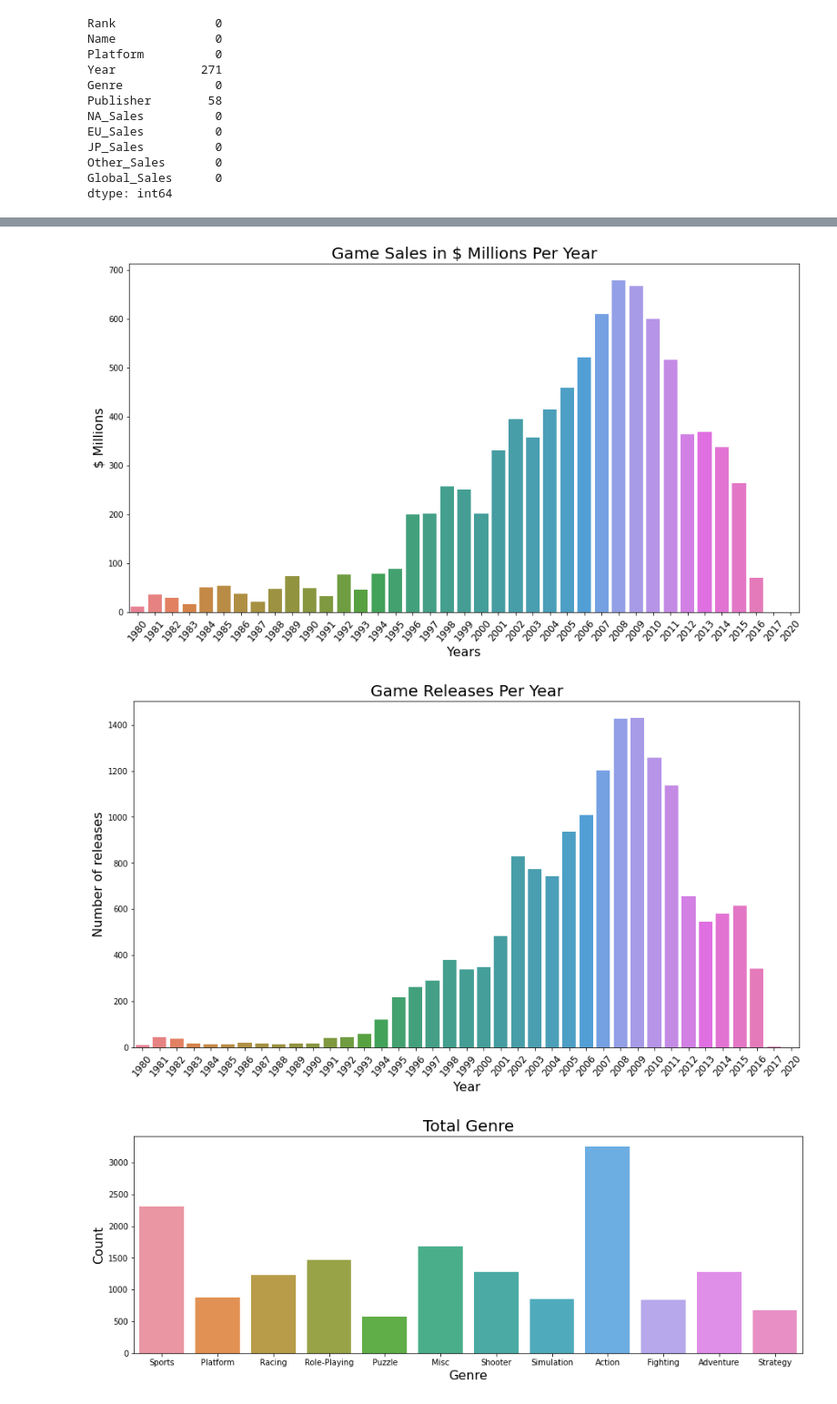
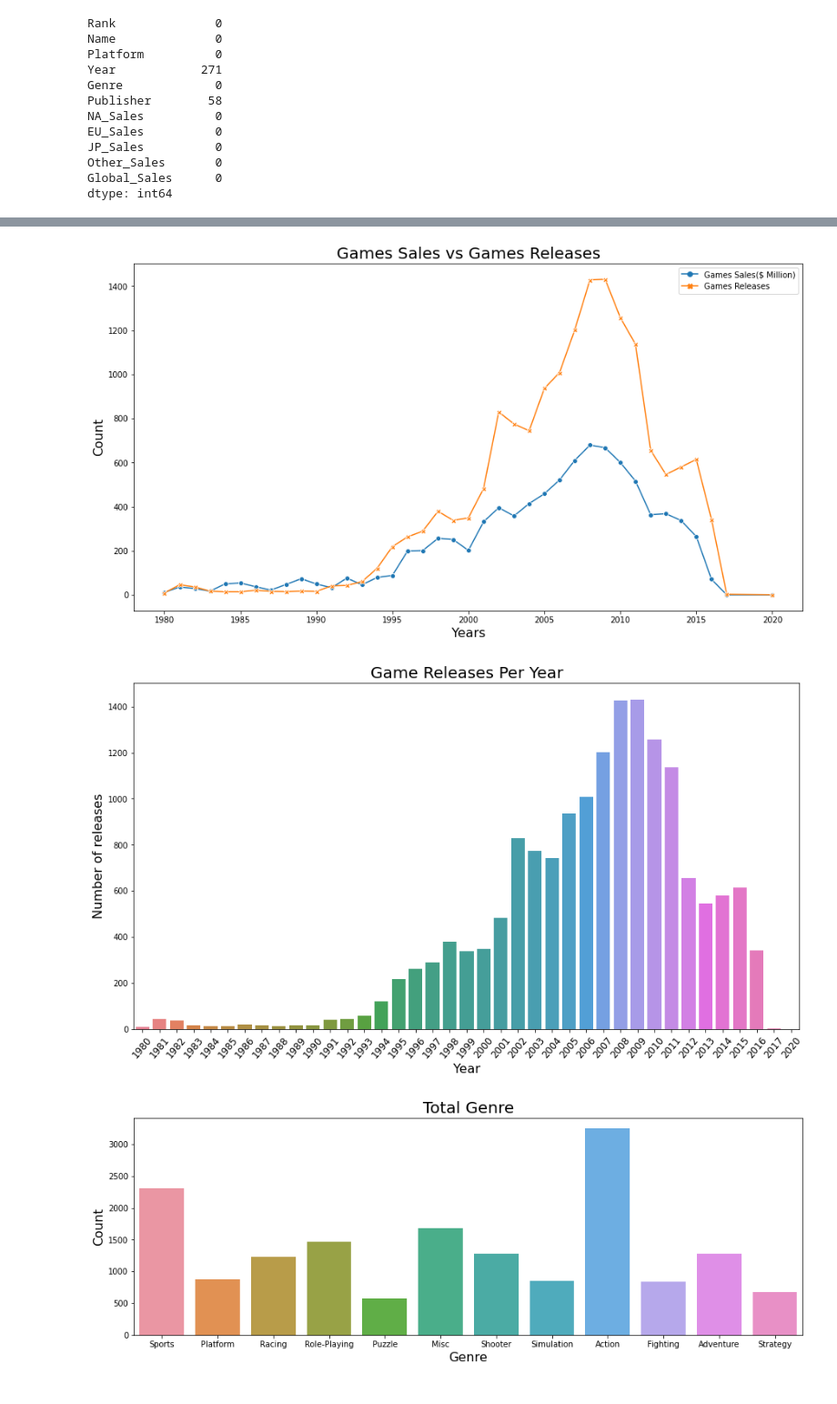
Before and after one commit to mayurvaishnav/CRISP-DM-vgsales, a Jupyter notebook: Analysis-video-game-sales.ipynb, the cells around one changed output, grey strips where cells are left out. Shown at 91% size. Cells and saved outputs as stored; diff of their text form; code cells hidden in the pictures.

Commit message:
Combine games sales vs release per year

```diff
--- a/Analysis-video-game-sales.ipynb
+++ b/Analysis-video-game-sales.ipynb
@@ -47,36 +69,42 @@ df = df.dropna()
+# %%
+# Some insights in the dataset
+# Global sales in a year
+
+gameSales = df.groupby(['Year']).sum()
+gameRelease = df.groupby(['Year']).count()
+# y = y['Global_Sales']
+x = gameSales.index.astype(int)
+
+gameSalesRelase = pd.DataFrame({'Games Sales($ Million)': gameSales['Global_Sales'], 'Games Releases': gameRelease['Global_Sales']})
+
+# print(gameSalesRelase)
+
+plt.figure(figsize=(15,8))
+ax = sns.lineplot(data=gameSalesRelase, markers=True, dashes=False)
+# ax = sns.barplot(y = y, x = x,palette="husl")
+ax.set_xlabel(xlabel='Years', fontsize=16)
+# ax.set_xticklabels(labels = x, fontsize=12, rotation=50)
+ax.set_ylabel(ylabel='Count', fontsize=16)
+ax.set_title(label='Games Sales vs Games Releases', fontsize=20)
+plt.show();
+# %% [output]
+[figure, added]
 # %%
-# Some insights in the dataset
-# Global sales in a year
+# Game releases per year
 
-y = df.groupby(['Year']).sum()
-y = y['Global_Sales']
-x = y.index.astype(int)
+# y = df.groupby(['Year']).count()
+# y = y['Global_Sales']
+# x = y.index.astype(int)
 
-plt.figure(figsize=(15,8))
-ax = sns.barplot(y = y, x = x,palette="husl")
-ax.set_xlabel(xlabel='Years', fontsize=16)
-ax.set_xticklabels(labels = x, fontsize=12, rotation=50)
-ax.set_ylabel(ylabel='$ Millions', fontsize=16)
-ax.set_title(label='Game Sales in $ Millions Per Year', fontsize=20)
-plt.show();
+# plt.figure(figsize=(15,8))
+# ax = sns.barplot(y = y, x = x, palette='husl')
+# ax.set_xlabel(xlabel='Year', fontsize=16)
+# ax.set_xticklabels(labels = x, fontsize=12, rotation=50)
+# ax.set_ylabel(ylabel='Number of releases', fontsize=16)
+# ax.set_title(label='Game Releases Per Year', fontsize=20)
+# plt.show();
 # %% [output]
-[figure, old version]
+[figure, new version]
-# %%
-# Game releases per year
-
-y = df.groupby(['Year']).count()
-y = y['Global_Sales']
-x = y.index.astype(int)
-
-plt.figure(figsize=(15,8))
-ax = sns.barplot(y = y, x = x, palette='husl')
-ax.set_xlabel(xlabel='Year', fontsize=16)
-ax.set_xticklabels(labels = x, fontsize=12, rotation=50)
-ax.set_ylabel(ylabel='Number of releases', fontsize=16)
-ax.set_title(label='Game Releases Per Year', fontsize=20)
-plt.show();
-# %% [output]
-[figure, removed]
 # %%
 # Count genre
 
```
Also changed, not shown: parts of 2 cells of this notebook.
